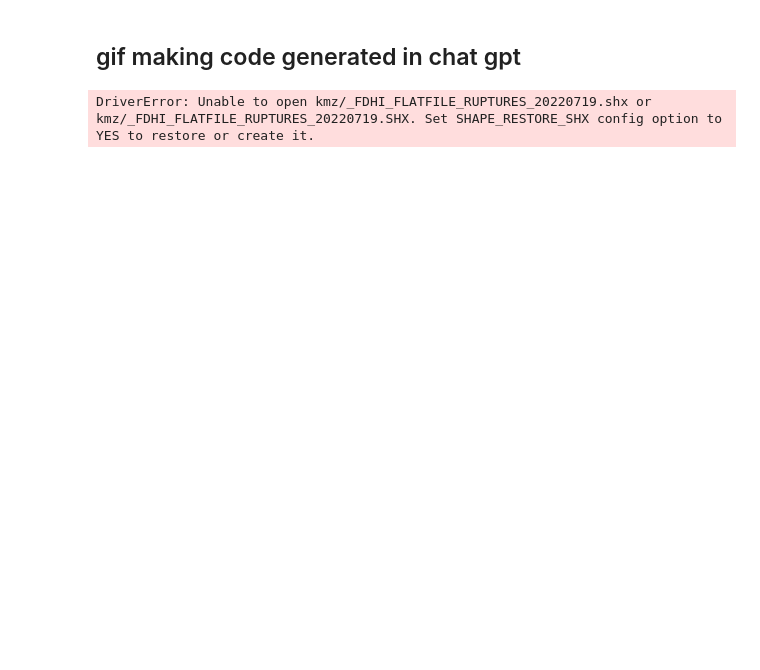
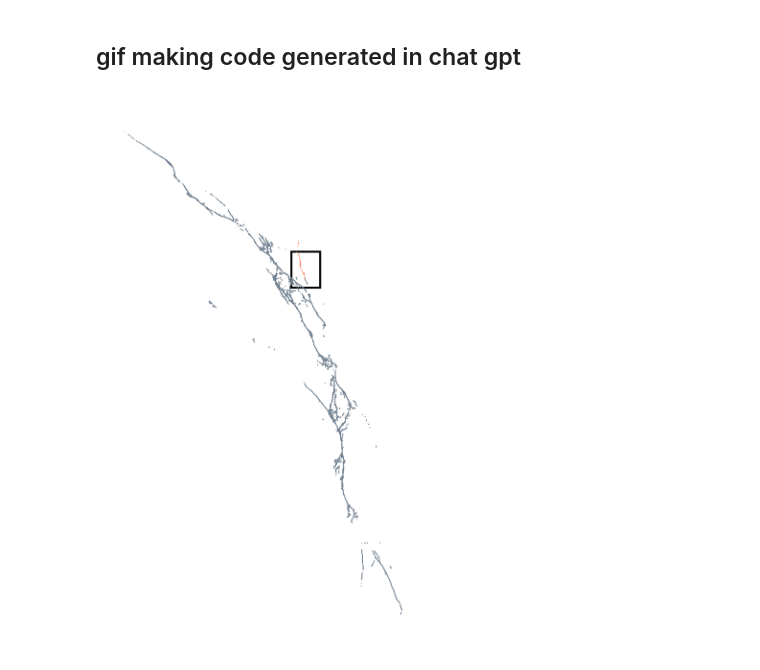
Before and after one commit to absrp/landscape_evolution_earthquake_ruptures, a Jupyter notebook: map_gif.ipynb, the cells around one changed output. Drawn from its saved outputs; the diff is of its cells as text; code cells hidden in the pictures; blank space fills up the shorter version.

```diff
--- a/map_gif.ipynb
+++ b/map_gif.ipynb
@@ -14,34 +8,31 @@ import numpy as np
 import matplotlib.patches as patches
-# %%
-# ... existing code ...
-
-# Load the shapefile
-shp = gpd.read_file('kmz/_FDHI_FLATFILE_RUPTURES_20220719.shp')
-
-# Filter for Landers and Galway Lake ruptures
-selected_ruptures = shp[shp['NAME'].isin(['Landers', 'GalwayLake'])]
-
-# Create the plot
-fig, ax = plt.subplots(figsize=(12, 8))
-
-# Plot the selected ruptures
-selected_ruptures.plot(ax=ax, linewidth=2)
-
-# Add labels for each rupture
-for idx, row in selected_ruptures.iterrows():
-    # Get the centroid of the line for label placement
-    centroid = row.geometry.centroid
-    ax.annotate(row['NAME'],
-                xy=(centroid.x, centroid.y),
-                xytext=(5, 5),
-                textcoords="offset points",
-                fontsize=10)
-
-# Add title and customize the plot
-plt.title('Landers and Galway Lake Ruptures')
-plt.axis('equal')
-plt.grid(True)
-
-plt.show()
-# %% [output]
-DriverError: Unable to open kmz/_FDHI_FLATFILE_RUPTURES_20220719.shx or kmz/_FDHI_FLATFILE_RUPTURES_20220719.SHX. Set SHAPE_RESTORE_SHX config option to YES to restore or create it.
+# %%
+galway = gpd.read_file("kmz/GalwayLake_distributed.shp")
+landers = gpd.read_file("kmz/Landers_distributed.shp")
+
+# Plot
+fig, ax = plt.subplots(dpi=300)
+galway.plot(ax=ax, color='coral',lw=0.5)
+landers.plot(ax=ax, color='slategray',lw=0.5)
+
+ax.set_aspect('equal')
+
+rect = patches.Rectangle(
+    (-116.51, 34.485),  # Bottom-left corner (Longitude, Latitude)
+    0.04,              # Width (Longitude span)
+    0.05,              # Height (Latitude span)
+    linewidth=1,       # Line width of the rectangle
+    edgecolor='black', # Rectangle color
+    facecolor='none'   # No fill color
+)
+ax.add_patch(rect)
+for spine in ax.spines.values():
+    spine.set_visible(False)
+ax.set_xticks([])
+ax.set_yticks([])
+ax.set_xticklabels([])
+ax.set_yticklabels([])
+
+plt.savefig('ref_map_L_GL.png')
+# %% [output]
+[figure, added]
```
Also changed, not shown: parts of 6 cells of this notebook.
